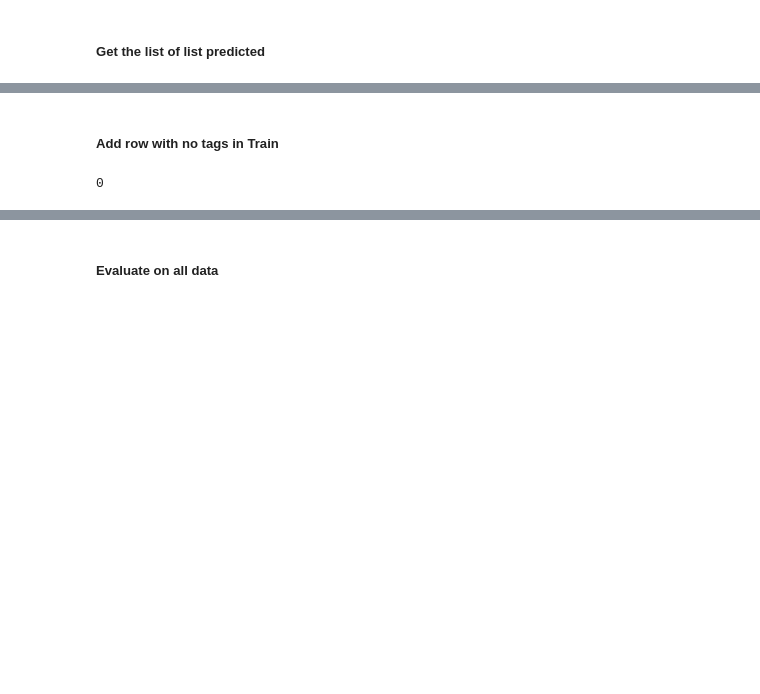
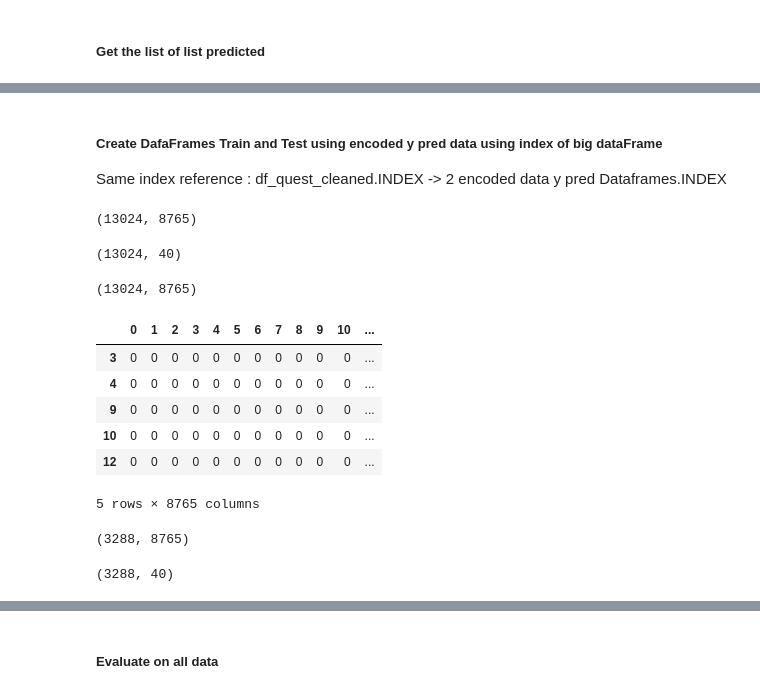
Before and after one commit to jeugregg/Stack-Overflow-tagger, a Jupyter notebook: 01_OC_IML_Project_5_explorations.ipynb, the cells around one changed output, grey strips where cells are left out. Cells and saved outputs as stored; diff of their text form; code cells hidden in the pictures; blank space fills up the shorter version.

```diff
--- a/01_OC_IML_Project_5_explorations.ipynb
+++ b/01_OC_IML_Project_5_explorations.ipynb
@@ -4724,11 +4722,41 @@ list_tuple_ypred_test = mlb.inverse_transform(predicted_test)
 # %%
 enc_sup_ypred_train = mlb_lda.transform(list_tuple_ypred_train)
 enc_sup_ypred_test = mlb_lda.transform(list_tuple_ypred_test)
-# %% [markdown]
-##### Add row with no tags in Train
-# %%
-df_test = pd.DataFrame(data = enc_lda_y_train)
-df_test_2 = df_test.where(df_test == 0, 0)
-df_test_2.max().max()
-# %% [output]
-0
+# %% [markdown]
+##### Create DafaFrames Train and Test using encoded y pred data using index of big dataFrame
+
+Same index reference :
+    df_quest_cleaned.INDEX -> 2 encoded data y pred Dataframes.INDEX
+# %%
+enc_sup_ypred_train.shape
+# %% [output]
+(13024, 8765)
+# %%
+df_quest_cleaned[(df_quest_cleaned["Train"] == True) & \
+                 (df_quest_cleaned[col_flag] == True)].shape
+# %% [output]
+(13024, 40)
+# %%
+df_enc_sup_ypred_train = pd.DataFrame(data=enc_sup_ypred_train,
+    index=df_quest_cleaned[(df_quest_cleaned["Train"] == True) & \
+                 (df_quest_cleaned[col_flag] == True)].index)
+print(df_enc_sup_ypred_train.shape)
+df_enc_sup_ypred_train.head()
+# %% [output]
+(13024, 8765)
+|  | 0 | 1 | 2 | 3 | 4 | 5 | 6 | 7 | 8 | 9 | 10 | ... |
+| 3 | 0 | 0 | 0 | 0 | 0 | 0 | 0 | 0 | 0 | 0 | 0 | ... |
+| 4 | 0 | 0 | 0 | 0 | 0 | 0 | 0 | 0 | 0 | 0 | 0 | ... |
+| 9 | 0 | 0 | 0 | 0 | 0 | 0 | 0 | 0 | 0 | 0 | 0 | ... |
+| 10 | 0 | 0 | 0 | 0 | 0 | 0 | 0 | 0 | 0 | 0 | 0 | ... |
+| 12 | 0 | 0 | 0 | 0 | 0 | 0 | 0 | 0 | 0 | 0 | 0 | ... |
+5 rows × 8765 columns
+# %%
+enc_sup_ypred_test.shape
+# %% [output]
+(3288, 8765)
+# %%
+df_quest_cleaned[(df_quest_cleaned["Train"] == False) & \
+                 (df_quest_cleaned[col_flag] == True)].shape
+# %% [output]
+(3288, 40)
```
Also changed, not shown: parts of 39 cells of this notebook.
